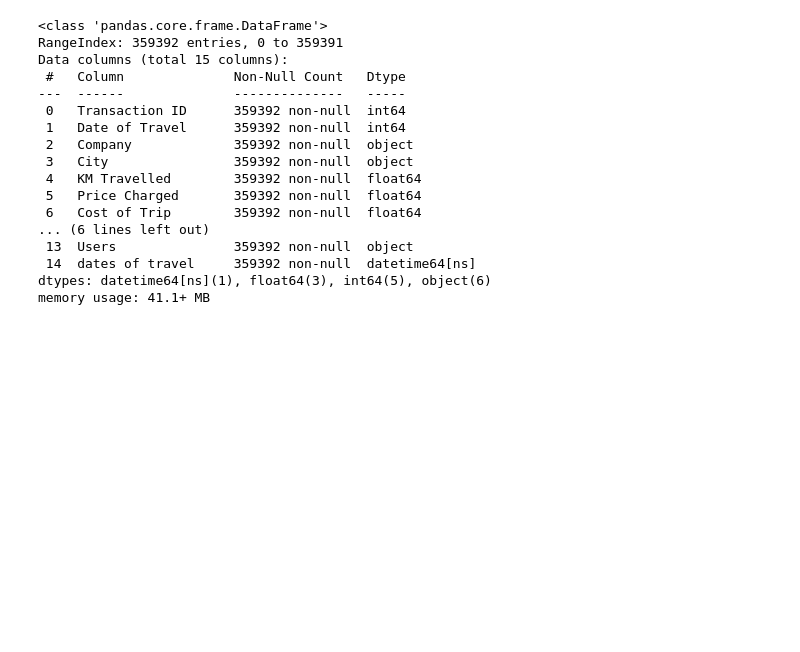
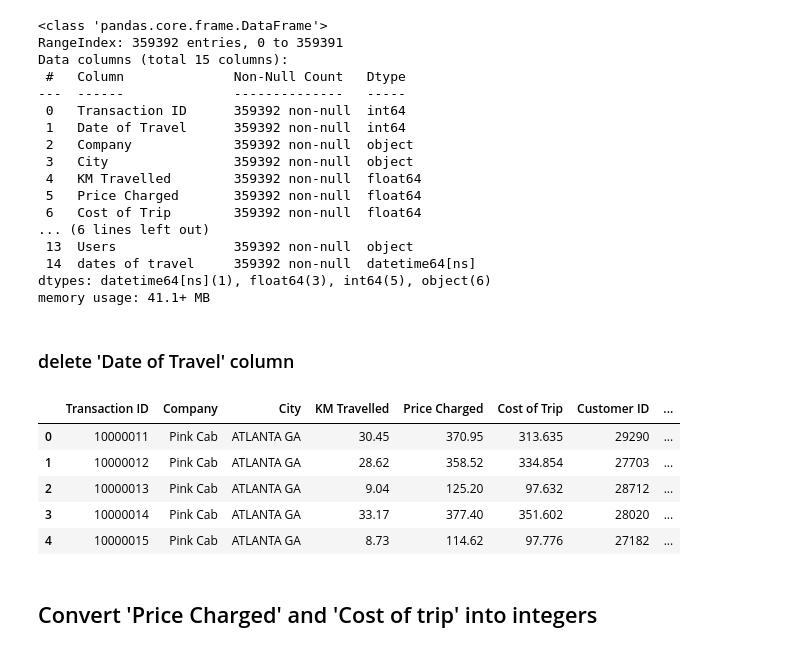
Before and after one commit to Ob1ida/G2M-insight-for-Cab-Investment, a Jupyter notebook: Untitled.ipynb, the cells around one changed output. Saved outputs shown, nothing was run; the diff lists cells and outputs as text; code cells hidden in the pictures; blank space fills up the shorter version.

```diff
--- a/Untitled.ipynb
+++ b/Untitled.ipynb
@@ -174,3 +174,18 @@ Data columns (total 15 columns):
  14  dates of travel     359392 non-null  datetime64[ns]
 dtypes: datetime64[ns](1), float64(3), int64(5), object(6)
 memory usage: 41.1+ MB
+# %% [markdown]
+### delete 'Date of Travel' column
+# %%
+df = df.drop('Date of Travel',axis = 1)
+# %%
+df.head()
+# %% [output]
+|  | Transaction ID | Company | City | KM Travelled | Price Charged | Cost of Trip | Customer ID | ... |
+| 0 | 10000011 | Pink Cab | ATLANTA GA | 30.45 | 370.95 | 313.635 | 29290 | ... |
+| 1 | 10000012 | Pink Cab | ATLANTA GA | 28.62 | 358.52 | 334.854 | 27703 | ... |
+| 2 | 10000013 | Pink Cab | ATLANTA GA | 9.04 | 125.20 | 97.632 | 28712 | ... |
+| 3 | 10000014 | Pink Cab | ATLANTA GA | 33.17 | 377.40 | 351.602 | 28020 | ... |
+| 4 | 10000015 | Pink Cab | ATLANTA GA | 8.73 | 114.62 | 97.776 | 27182 | ... |
+# %% [markdown]
+## Convert 'Price Charged' and 'Cost of trip' into integers
```
Also changed, not shown: parts of 4 cells of this notebook.
